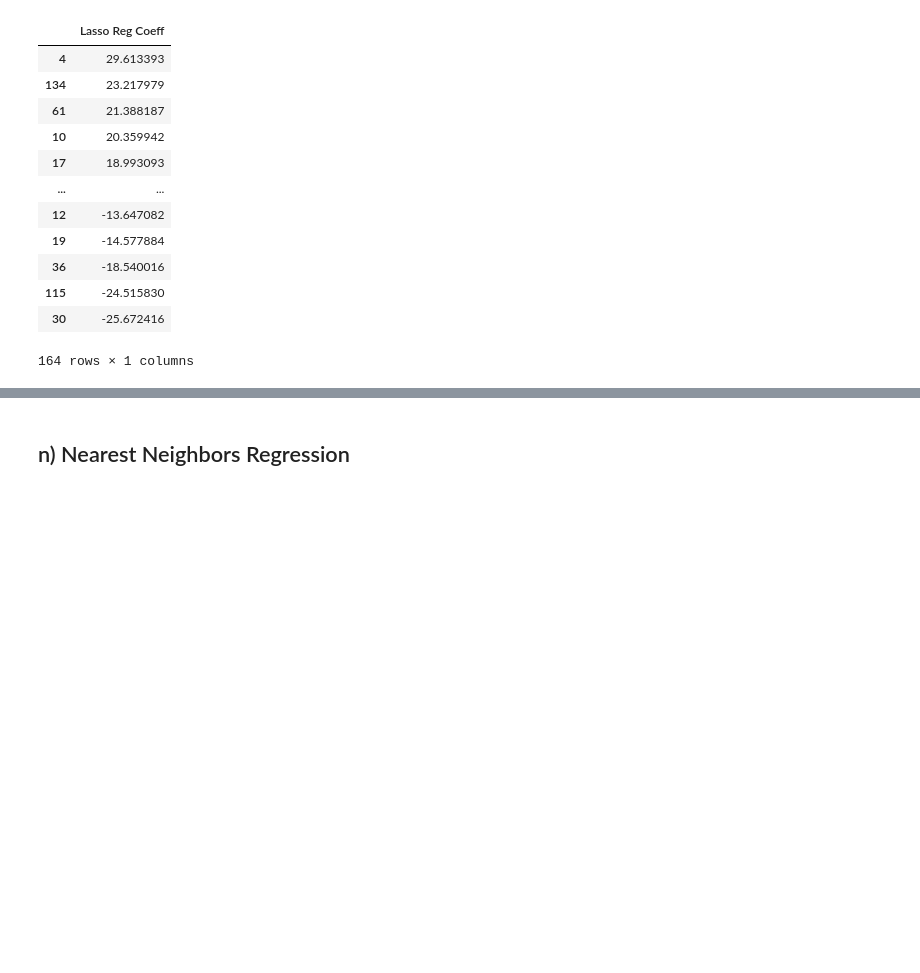
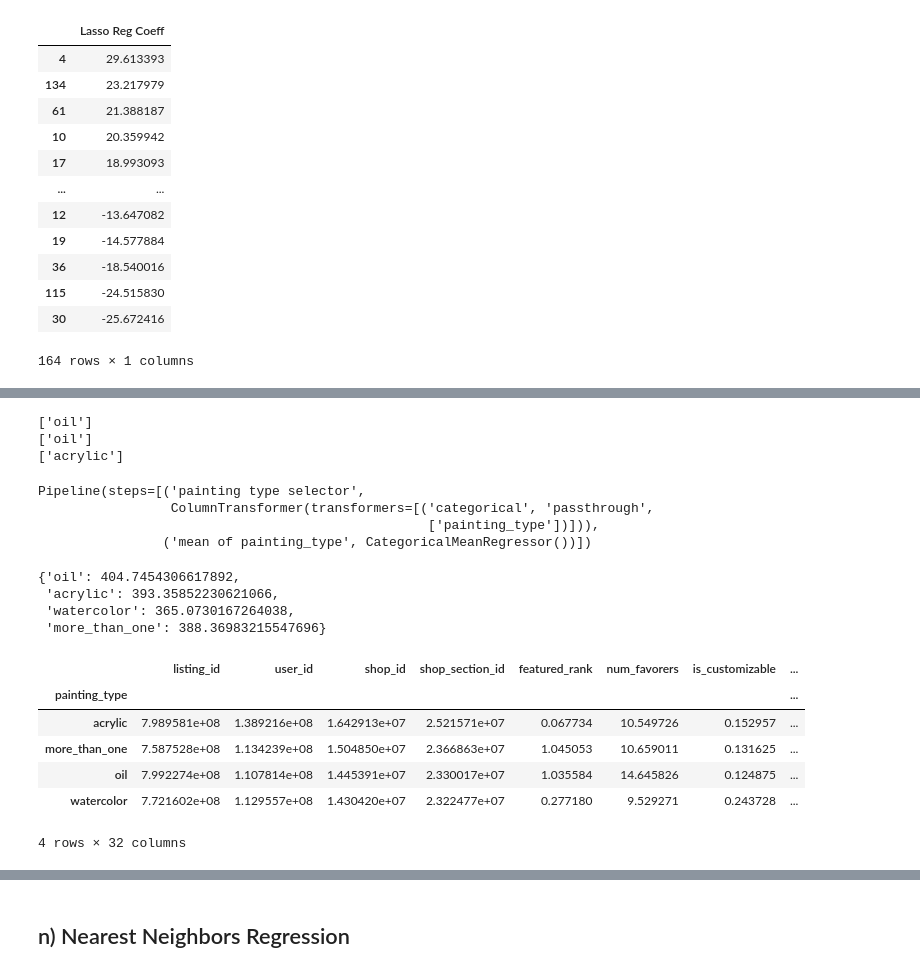
Before and after one commit to mischiatim/paintora, a Jupyter notebook: paintora_app_local_ml_models.ipynb, the cells around one changed output, grey strips where cells are left out. Cells and saved outputs as stored; diff of their text form; code cells hidden in the pictures; blank space fills up the shorter version.

Commit message:
First models with categorical and tags features

```diff
--- a/paintora_app_local_ml_models.ipynb
+++ b/paintora_app_local_ml_models.ipynb
@@ -735,0 +812,10 @@ except: #if not, actually perform the fit then save the model for next time:
+# %%
+#check that the output is a 2Darray
+temp = painting_type_selector.fit_transform(paintings_df_train)
+# %%
+for listing in temp[:3]:
+    print(listing)
+# %% [output]
+['oil']
+['oil']
+['acrylic']
@@ -735,0 +857,34 @@ except: #if not, actually perform the fit then save the model for next time:
+# %%
+#Let's create a pipeline to apply the above "regressor" to the 'painting_type' column
+
+from sklearn.pipeline import Pipeline
+
+painting_type_mean_pipe = Pipeline([
+    ('painting type selector', painting_type_selector),
+    ('mean of painting_type', CategoricalMeanRegressor()),
+])
+# %%
+painting_type_mean_pipe.fit(paintings_df_train,prices_train)
+# %% [output]
+Pipeline(steps=[('painting type selector',
+                 ColumnTransformer(transformers=[('categorical', 'passthrough',
+                                                  ['painting_type'])])),
+                ('mean of painting_type', CategoricalMeanRegressor())])
+# %%
+painting_type_mean_pipe[-1].avg_price
+# %% [output]
+{'oil': 404.7454306617892,
+ 'acrylic': 393.35852230621066,
+ 'watercolor': 365.0730167264038,
+ 'more_than_one': 388.36983215547696}
+# %%
+#Check the results are right:
+paintings_df_train.groupby(by='painting_type').mean()
+# %% [output]
+|  | listing_id | user_id | shop_id | shop_section_id | featured_rank | num_favorers | is_customizable | ... |
+| painting_type |  |  |  |  |  |  |  | ... |
+| acrylic | 7.989581e+08 | 1.389216e+08 | 1.642913e+07 | 2.521571e+07 | 0.067734 | 10.549726 | 0.152957 | ... |
+| more_than_one | 7.587528e+08 | 1.134239e+08 | 1.504850e+07 | 2.366863e+07 | 1.045053 | 10.659011 | 0.131625 | ... |
+| oil | 7.992274e+08 | 1.107814e+08 | 1.445391e+07 | 2.330017e+07 | 1.035584 | 14.645826 | 0.124875 | ... |
+| watercolor | 7.721602e+08 | 1.129557e+08 | 1.430420e+07 | 2.322477e+07 | 0.277180 | 9.529271 | 0.243728 | ... |
+4 rows × 32 columns
```
Also changed, not shown: parts of 139 cells of this notebook.
